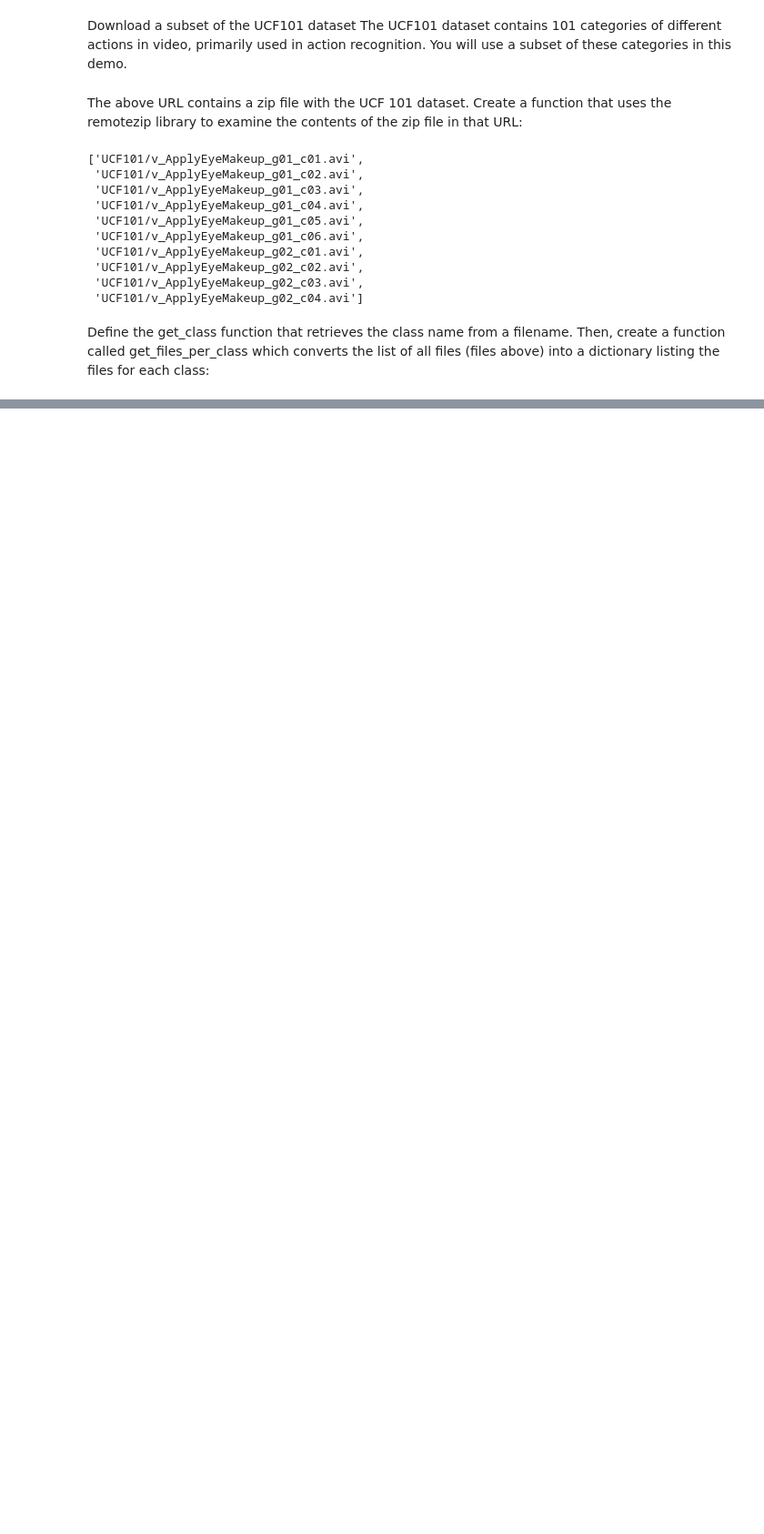
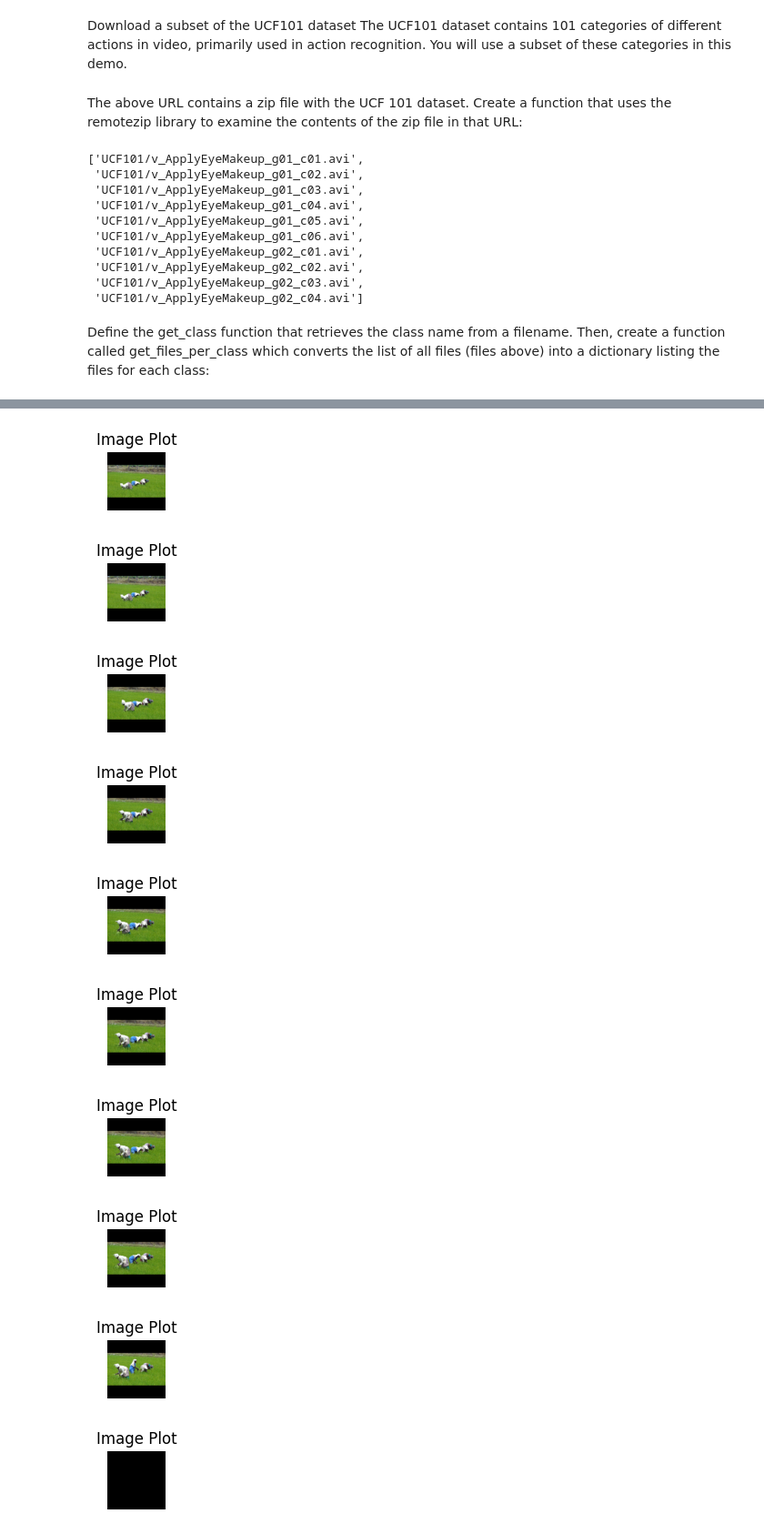
Before and after one commit to SAMANTA1401/deep_learning_tensorflow, a Jupyter notebook: load_preprocess/vedio.ipynb, the cells around one changed output, grey strips where cells are left out. Shown at 91% size. Saved outputs shown, nothing was run; the diff lists cells and outputs as text; code cells hidden in the pictures; blank space fills up the shorter version.

```diff
--- a/load_preprocess/vedio.ipynb
+++ b/load_preprocess/vedio.ipynb
@@ -96,0 +277,15 @@ Define the get_class function that retrieves the class name from a filename. The
+# %%
+def format_frames(frame, output_size):
+  """
+    Pad and resize an image from a video.
+
+    Args:
+      frame: Image that needs to resized and padded.
+      output_size: Pixel size of the output frame image.
+
+    Return:
+      Formatted frame with padding of specified output size.
+  """
+  frame = tf.image.convert_image_dtype(frame, tf.float32)
+  frame = tf.image.resize_with_pad(frame, *output_size)
+  return frame
@@ -96,0 +336,5 @@ Define the get_class function that retrieves the class name from a filename. The
+# %%
+video_path='https://upload.wikimedia.org/wikipedia/commons/9/93/Weeding.ogv'
+# %%
+sample_video = frames_from_video_file(video_path, n_frames = 10)
+sample_video.shape
@@ -96,0 +367,31 @@ Define the get_class function that retrieves the class name from a filename. The
+# %%
+import matplotlib.pyplot as plt
+import numpy as np
+
+# Sample array (replace with your array)
+# array = np.random.rand(256, 256, 3)  # RGB image
+
+# plt.imshow(sample_video[1], cmap='viridis')
+# plt.title('Image Plot')
+# plt.axis('off')
+# plt.show()
+
+for i in range(len(sample_video)):
+    plt.subplot(5, 2, 1+i)
+
+    # Plot array as image with title and colormap
+    plt.imshow(sample_video[i], cmap='viridis')
+    plt.title('Image Plot')
+    plt.axis('off')
+    plt.show()
+# %% [output]
+[figure, added]
+[figure, added]
+[figure, added]
+[figure, added]
+[figure, added]
+[figure, added]
+[figure, added]
+[figure, added]
+[figure, added]
+[figure, added]
```
Also changed, not shown: parts of 53 cells of this notebook, 23 other files.
